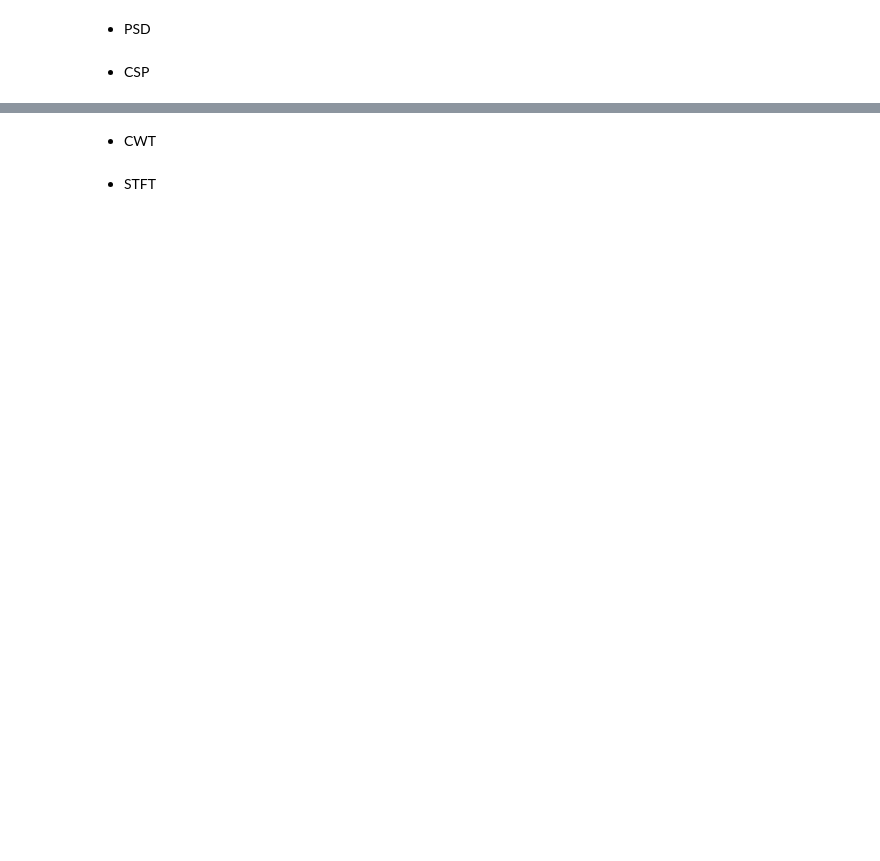
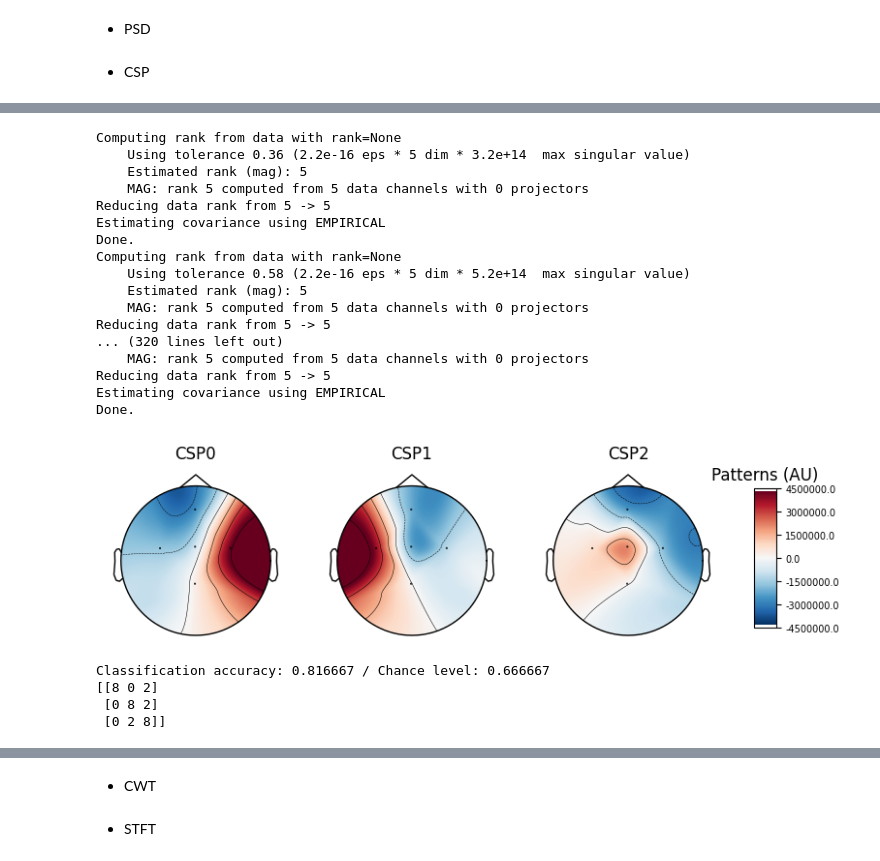
Before and after one commit to pipogood/Senior_Thesis, a Jupyter notebook: Data_preprocessing.ipynb, the cells around one changed output, grey strips where cells are left out. Drawn from its saved outputs; the diff is of its cells as text; code cells hidden in the pictures; blank space fills up the shorter version.

```diff
--- a/Data_preprocessing.ipynb
+++ b/Data_preprocessing.ipynb
@@ -362,0 +394,3 @@ Converting "ch_type" to "category"...
+# %%
+eeg3 = raw_edf.copy().filter(l_freq=2.0, h_freq=35.0, method = 'iir', iir_params= {"order": 12, "ftype":'butter'})
+eeg3 = eeg3.copy().set_eeg_reference(ref_channels="average")
@@ -362,0 +410,14 @@ Converting "ch_type" to "category"...
+# %%
+events, _ = mne.events_from_annotations(eeg3, event_id=dict(OVTK_GDF_Left=1, OVTK_GDF_Right=2, OVTK_GDF_Up=3))
+event_ids = dict(OVTK_GDF_Left=1, OVTK_GDF_Right=2, OVTK_GDF_Up=3)
+CSP_epochs = mne.Epochs(eeg3, events,event_ids,
+        tmin = -1.5,     # init timestamp of epoch (0 means trigger timestamp same as event start)
+        tmax = 4.0,    # final timestamp (10 means set epoch duration 10 second)
+        picks=("Fz","C3", "Cz", "C4","Pz"),
+        proj=True,
+        preload = True,
+        baseline=None,
+        event_repeated='drop'
+    )
+CSP_train = CSP_epochs.copy().crop(tmin=0.0, tmax=2.0)
+labels = CSP_epochs.events[:, -1]
@@ -362,0 +432,54 @@ Converting "ch_type" to "category"...
+# %%
+# Define a monte-carlo cross-validation generator (reduce variance):
+scores = []
+CSP_epochs_data = CSP_epochs.get_data()
+CSP_epochs_data_train = CSP_train.get_data()
+cv = ShuffleSplit(10, test_size=0.2, random_state=42)
+cv_split = cv.split(CSP_epochs_data_train)
+
+# Assemble a classifier
+lda = LinearDiscriminantAnalysis()
+csp = CSP(n_components=3, reg=None, log=True, norm_trace=False)
+
+# Use scikit-learn Pipeline with cross_val_score function
+clf = Pipeline([("CSP", csp), ("LDA", lda)])
+scores = cross_val_score(clf, CSP_epochs_data_train, labels, cv=cv, n_jobs=None)
+CSP_predicted = cross_val_predict(clf, CSP_epochs_data_train, labels, cv=5)
+# Printing the results
+class_balance = np.mean(labels == labels[0])
+class_balance = max(class_balance, 1.0 - class_balance)
+
+# plot CSP patterns estimated on full data for visualization
+csp.fit_transform(CSP_epochs_data, labels)
+
+csp.plot_patterns(CSP_epochs.info, ch_type="eeg", units="Patterns (AU)", size=1.5)
+
+print(
+    "Classification accuracy: %f / Chance level: %f" % (np.mean(scores), class_balance)
+)
+
+conf_matrix = confusion_matrix(labels, CSP_predicted)
+print(conf_matrix)
+# %% [output]
+Computing rank from data with rank=None
+    Using tolerance 0.36 (2.2e-16 eps * 5 dim * 3.2e+14  max singular value)
+    Estimated rank (mag): 5
+    MAG: rank 5 computed from 5 data channels with 0 projectors
+Reducing data rank from 5 -> 5
+Estimating covariance using EMPIRICAL
+Done.
+Computing rank from data with rank=None
+    Using tolerance 0.58 (2.2e-16 eps * 5 dim * 5.2e+14  max singular value)
+    Estimated rank (mag): 5
+    MAG: rank 5 computed from 5 data channels with 0 projectors
+Reducing data rank from 5 -> 5
+... (320 lines left out)
+    MAG: rank 5 computed from 5 data channels with 0 projectors
+Reducing data rank from 5 -> 5
+Estimating covariance using EMPIRICAL
+Done.
+[figure, added]
+Classification accuracy: 0.816667 / Chance level: 0.666667
+[[8 0 2]
+ [0 8 2]
+ [0 2 8]]
```
Also changed, not shown: parts of 12 cells of this notebook.
